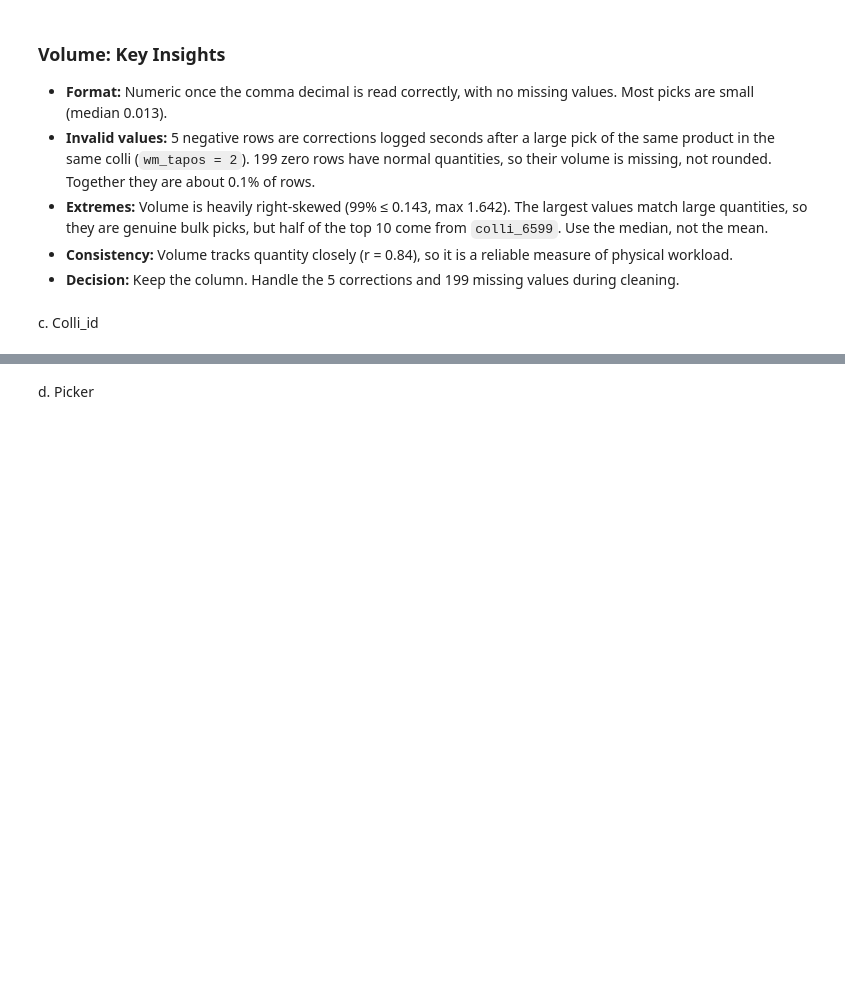
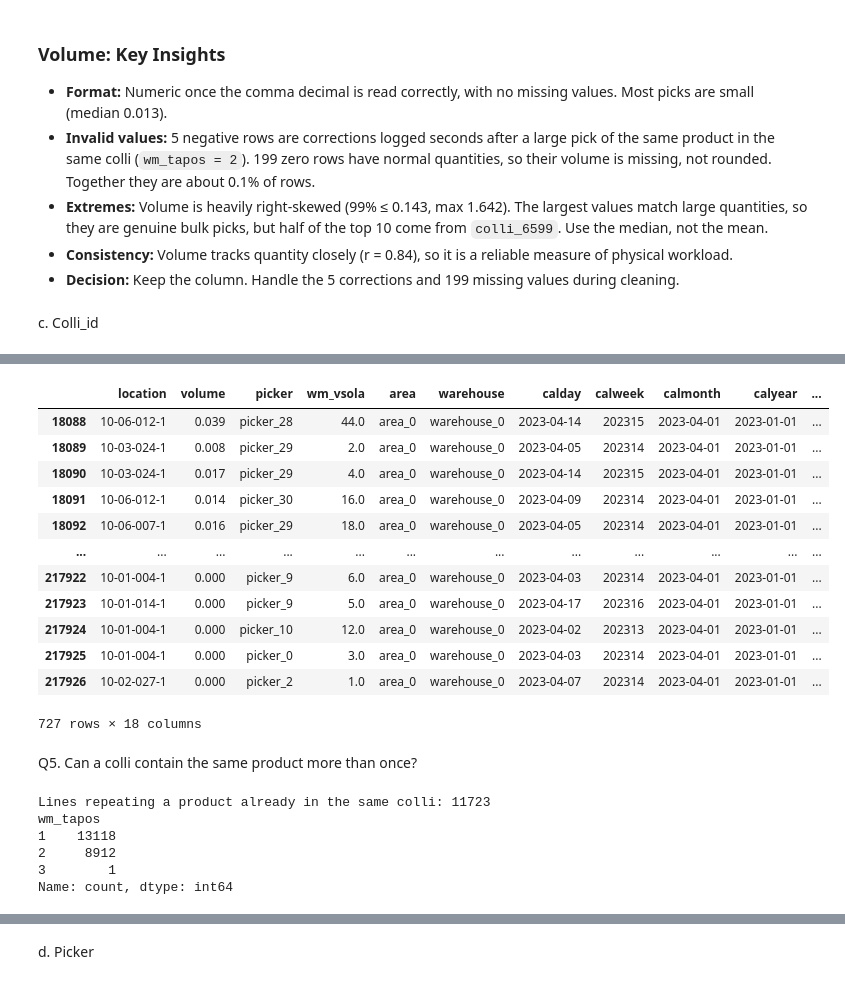
Before and after one commit to sunitapalubanjar/warehouse-efficiency-optimization, a Jupyter notebook: scripts/python/01_data_cleaning.ipynb, the cells around one changed output, grey strips where cells are left out. Cells and saved outputs as stored; diff of their text form; code cells hidden in the pictures; blank space fills up the shorter version.

```diff
--- a/scripts/python/01_data_cleaning.ipynb
+++ b/scripts/python/01_data_cleaning.ipynb
@@ -298,0 +388,3 @@ c. Colli_id
+# %%
+suspect = colli.sort_values('lines', ascending=False).head(1)
+suspect
@@ -298,0 +395,8 @@ c. Colli_id
+# %%
+suspect_id = suspect.index[0]
+suspect_rows = logistics_df[logistics_df['collli_id'] == suspect_id]
+
+print('Pickers:', suspect_rows['picker'].nunique())
+print('Days:', suspect_rows['calday'].nunique())
+print('Missing start_time:', suspect_rows['start_time'].isna().sum())
+print('Repeated products:', suspect_rows['product_id'].duplicated().sum())
@@ -298,0 +430,31 @@ c. Colli_id
+# %%
+suspect_rows
+# %% [output]
+|  | location | volume | picker | wm_vsola | area | warehouse | calday | calweek | calmonth | calyear | ... |
+| 18088 | 10-06-012-1 | 0.039 | picker_28 | 44.0 | area_0 | warehouse_0 | 2023-04-14 | 202315 | 2023-04-01 | 2023-01-01 | ... |
+| 18089 | 10-03-024-1 | 0.008 | picker_29 | 2.0 | area_0 | warehouse_0 | 2023-04-05 | 202314 | 2023-04-01 | 2023-01-01 | ... |
+| 18090 | 10-03-024-1 | 0.017 | picker_29 | 4.0 | area_0 | warehouse_0 | 2023-04-14 | 202315 | 2023-04-01 | 2023-01-01 | ... |
+| 18091 | 10-06-012-1 | 0.014 | picker_30 | 16.0 | area_0 | warehouse_0 | 2023-04-09 | 202314 | 2023-04-01 | 2023-01-01 | ... |
+| 18092 | 10-06-007-1 | 0.016 | picker_29 | 18.0 | area_0 | warehouse_0 | 2023-04-05 | 202314 | 2023-04-01 | 2023-01-01 | ... |
+| ... | ... | ... | ... | ... | ... | ... | ... | ... | ... | ... | ... |
+| 217922 | 10-01-004-1 | 0.000 | picker_9 | 6.0 | area_0 | warehouse_0 | 2023-04-03 | 202314 | 2023-04-01 | 2023-01-01 | ... |
+| 217923 | 10-01-014-1 | 0.000 | picker_9 | 5.0 | area_0 | warehouse_0 | 2023-04-17 | 202316 | 2023-04-01 | 2023-01-01 | ... |
+| 217924 | 10-01-004-1 | 0.000 | picker_10 | 12.0 | area_0 | warehouse_0 | 2023-04-02 | 202313 | 2023-04-01 | 2023-01-01 | ... |
+| 217925 | 10-01-004-1 | 0.000 | picker_0 | 3.0 | area_0 | warehouse_0 | 2023-04-03 | 202314 | 2023-04-01 | 2023-01-01 | ... |
+| 217926 | 10-02-027-1 | 0.000 | picker_2 | 1.0 | area_0 | warehouse_0 | 2023-04-07 | 202314 | 2023-04-01 | 2023-01-01 | ... |
+727 rows × 18 columns
+# %% [markdown]
+Q5. Can a colli contain the same product more than once?
+# %%
+dup = logistics_df.duplicated(subset=['collli_id', 'product_id']).sum()
+print('Lines repeating a product already in the same colli:', dup)
+
+colli_with_dup = logistics_df[logistics_df.duplicated(subset=['collli_id', 'product_id'], keep=False)]
+print(colli_with_dup['wm_tapos'].value_counts())
+# %% [output]
+Lines repeating a product already in the same colli: 11723
+wm_tapos
+1    13118
+2     8912
+3        1
+Name: count, dtype: int64
```
Also changed, not shown: parts of 23 cells of this notebook, 1 other file.
